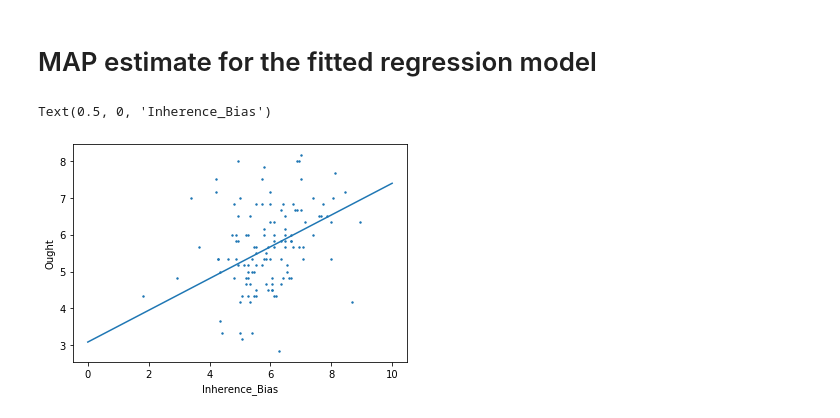
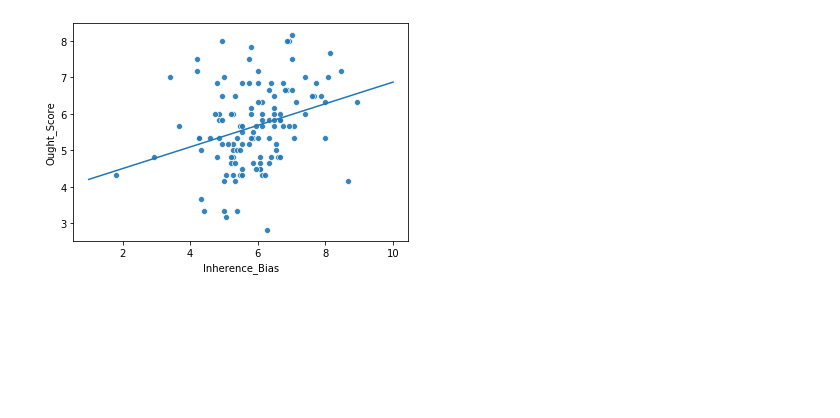
Before and after one commit to ebrlab/Statistical-methods-for-research-workers-psychology-and-neuroscience, a Jupyter notebook: notebooks/Bayesian Simple Regression.ipynb, the cells around one changed output. Saved outputs shown, nothing was run; the diff lists cells and outputs as text; code cells hidden in the pictures; blank space fills up the shorter version.

```diff
--- a/notebooks/Bayesian Simple Regression.ipynb
+++ b/notebooks/Bayesian Simple Regression.ipynb
@@ -145,2 +175,11 @@ INFO:pystan:COMPILING THE C++ CODE FOR MODEL anon_model_eef6c49b05c837e9340f7150
+# %%
+x = pt.dmatrix(" ~ Inherence_Bias", data = filtered)
+x = np.asarray(x)
+
+data = {'N': len(filtered),
+        'y': filtered["Ought_Score"].values,
+        'x': x,
+        'K': x.shape[1]
+       }
 # %%
 # Fit and sample model
@@ -219,12 +236,7 @@ Text(0.5, 0, 'Inherence_Bias')
-# %% [markdown]
-# MAP estimate for the fitted regression model
 # %%
-x_vals = np.arange(11)
-y_vals = np.mean(fit["alpha"]) +np.mean(fit["beta"]) * x_vals
+x_vals = np.linspace(1,10,100)
+y_vals = np.mean(fit["beta[1]"]) + np.mean(fit["beta[2]"]) * x_vals
 plt.plot(x_vals, y_vals, '-')
-plt.scatter(Inherence_Bias,Ought, s=2)
-plt.ylabel("Ought")
-plt.xlabel("Inherence_Bias")
+sns.scatterplot(filtered['Inherence_Bias'], filtered['Ought_Score'], alpha = .9);
 # %% [output]
-Text(0.5, 0, 'Inherence_Bias')
-[figure, old version]
+[figure, new version]
```
Also changed, not shown: parts of 57 cells of this notebook, 6 other files.
